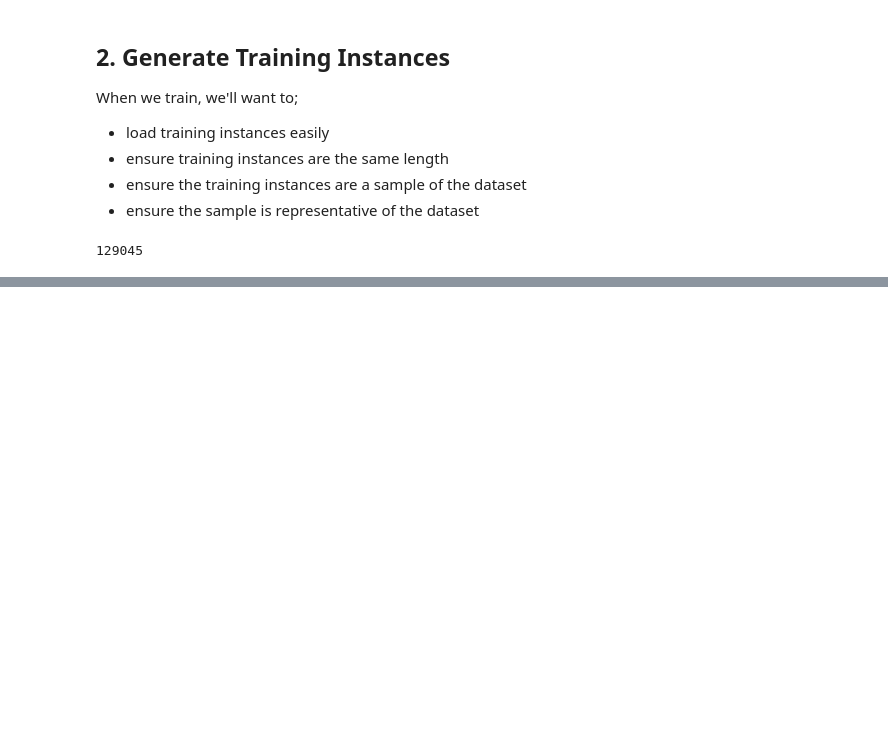
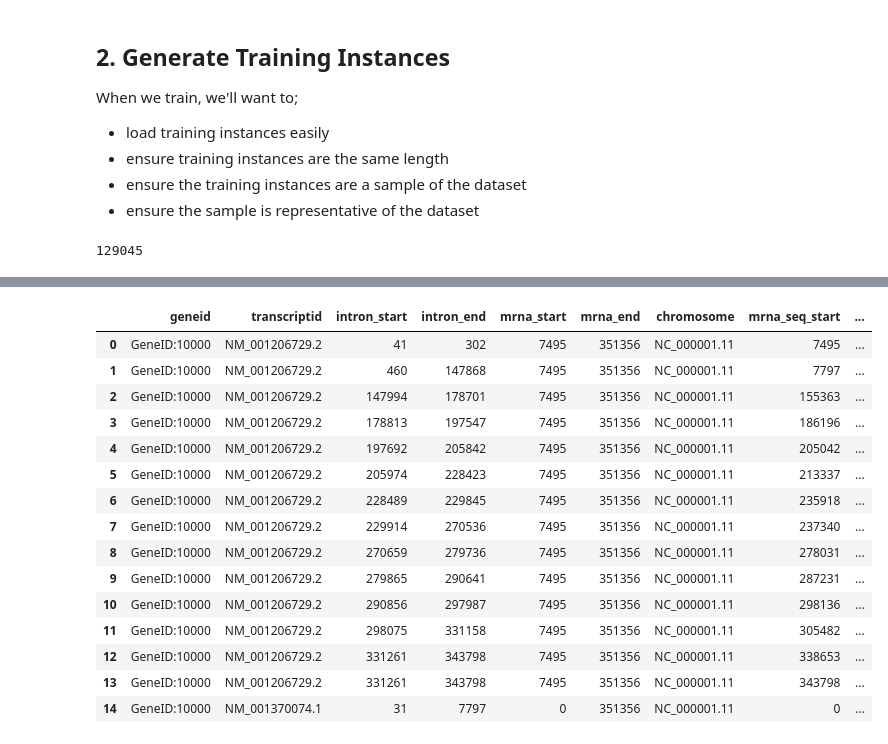
Before and after one commit to DataAndDeadlifts/main, a Jupyter notebook: nbs/03 training.transcription.generation.ipynb, the cells around one changed output, grey strips where cells are left out. Saved outputs shown, nothing was run; the diff lists cells and outputs as text; code cells hidden in the pictures; blank space fills up the shorter version.

Commit message:
Generating training instances from source genes

```diff
--- a/nbs/03 training.transcription.generation.ipynb
+++ b/nbs/03 training.transcription.generation.ipynb
@@ -266,0 +415,27 @@ intron_locations.transcriptid.unique().size
+# %%
+#| hide
+intron_locations_sample = intron_locations.sort_values(['chromosome', 'geneid', 'transcriptid']).head(50)
+intron_locations_sample_grouped = intron_locations_sample.groupby(
+        ['chromosome', 'geneid', 'transcriptid']
+)
+intron_locations_sample.loc[:, 'mrna_seq_start'] = (
+    intron_locations_sample_grouped.intron_end.shift(1).fillna(0) + \
+        intron_locations_sample.mrna_start
+).astype(int)
+intron_locations_sample.loc[:, 'mrna_seq_end'] = intron_locations_sample.intron_start + \
+        intron_locations_sample.mrna_start
+display(intron_locations_sample.head())
+# Add last sequence of mRNA from last intron
+intron_locations_sample_last_intron = intron_locations_sample_grouped.tail(1)
+intron_locations_sample_last_intron.loc[:, 'mrna_seq_start'] = intron_locations_sample_last_intron.intron_end
+intron_locations_sample_last_intron.loc[:, 'mrna_seq_end'] = intron_locations_sample_last_intron.mrna_end
+display(intron_locations_sample_last_intron.head())
+intron_locations_sample_mrna_locations = pd.concat(
+    [
+        intron_locations_sample,
+        intron_locations_sample_last_intron
+    ], axis=0, ignore_index=True
+    ).sort_values(
+        ['chromosome', 'geneid', 'transcriptid']).reset_index(drop=True)
+intron_locations_sample_mrna_locations.head(15)
+# %% [output]
@@ -266,0 +453,16 @@ intron_locations.transcriptid.unique().size
+|  | geneid | transcriptid | intron_start | intron_end | mrna_start | mrna_end | chromosome | mrna_seq_start | ... |
+| 0 | GeneID:10000 | NM_001206729.2 | 41 | 302 | 7495 | 351356 | NC_000001.11 | 7495 | ... |
+| 1 | GeneID:10000 | NM_001206729.2 | 460 | 147868 | 7495 | 351356 | NC_000001.11 | 7797 | ... |
+| 2 | GeneID:10000 | NM_001206729.2 | 147994 | 178701 | 7495 | 351356 | NC_000001.11 | 155363 | ... |
+| 3 | GeneID:10000 | NM_001206729.2 | 178813 | 197547 | 7495 | 351356 | NC_000001.11 | 186196 | ... |
+| 4 | GeneID:10000 | NM_001206729.2 | 197692 | 205842 | 7495 | 351356 | NC_000001.11 | 205042 | ... |
+| 5 | GeneID:10000 | NM_001206729.2 | 205974 | 228423 | 7495 | 351356 | NC_000001.11 | 213337 | ... |
+| 6 | GeneID:10000 | NM_001206729.2 | 228489 | 229845 | 7495 | 351356 | NC_000001.11 | 235918 | ... |
+| 7 | GeneID:10000 | NM_001206729.2 | 229914 | 270536 | 7495 | 351356 | NC_000001.11 | 237340 | ... |
+| 8 | GeneID:10000 | NM_001206729.2 | 270659 | 279736 | 7495 | 351356 | NC_000001.11 | 278031 | ... |
+| 9 | GeneID:10000 | NM_001206729.2 | 279865 | 290641 | 7495 | 351356 | NC_000001.11 | 287231 | ... |
+| 10 | GeneID:10000 | NM_001206729.2 | 290856 | 297987 | 7495 | 351356 | NC_000001.11 | 298136 | ... |
+| 11 | GeneID:10000 | NM_001206729.2 | 298075 | 331158 | 7495 | 351356 | NC_000001.11 | 305482 | ... |
+| 12 | GeneID:10000 | NM_001206729.2 | 331261 | 343798 | 7495 | 351356 | NC_000001.11 | 338653 | ... |
+| 13 | GeneID:10000 | NM_001206729.2 | 331261 | 343798 | 7495 | 351356 | NC_000001.11 | 343798 | ... |
+| 14 | GeneID:10000 | NM_001370074.1 | 31 | 7797 | 0 | 351356 | NC_000001.11 | 0 | ... |
```
Also changed, not shown: parts of 37 cells of this notebook, 7 other files.
